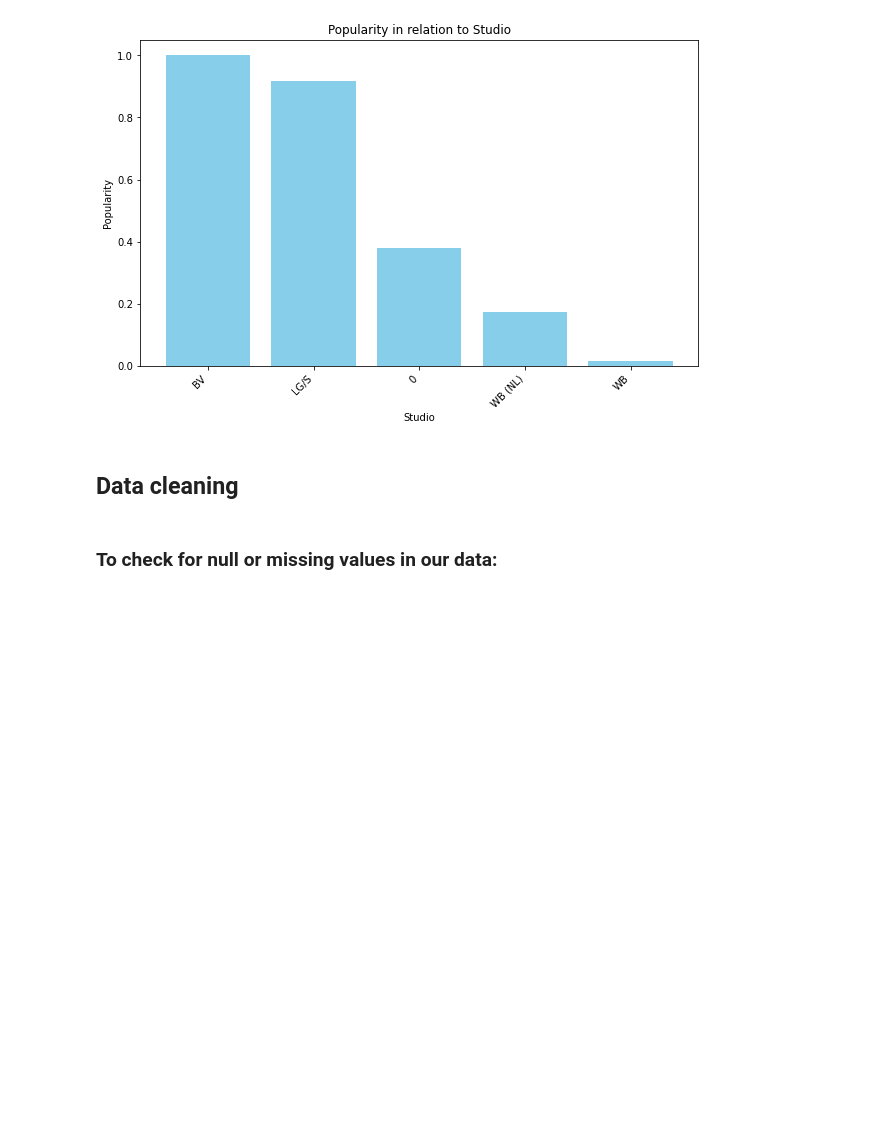
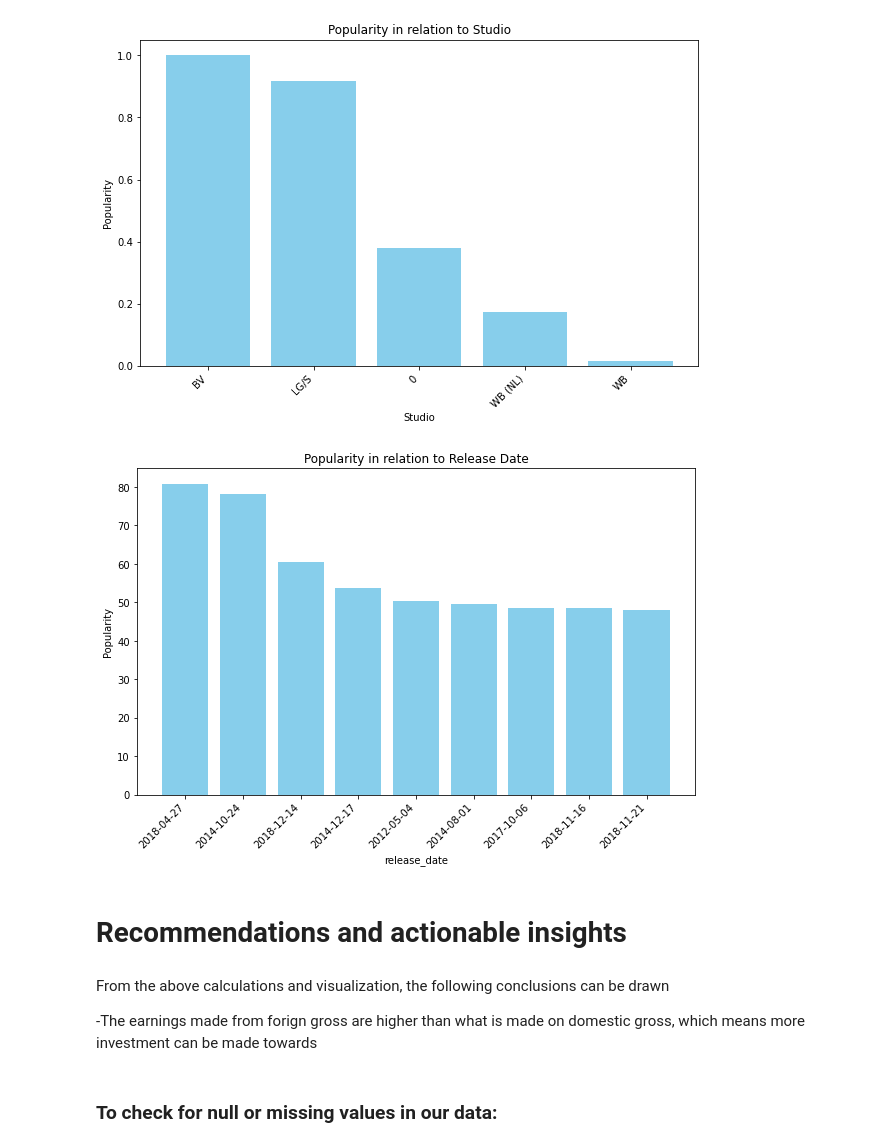
Before and after one commit to MAZSUSA/Final-Microsoft-Movies, a Jupyter notebook: index.ipynb, the cells around one changed output. Drawn from its saved outputs; the diff is of its cells as text; code cells hidden in the pictures; blank space fills up the shorter version.

```diff
--- a/index.ipynb
+++ b/index.ipynb
@@ -398,5 +412,23 @@ merged_df['title'].nunique()
-# %% [markdown]
-## Data cleaning
+# %%
+#  top_10_df = sorted_df.head(10)  # Get the first 10 rows (top 10 grossing)
+top_10.dropna(subset=['release_date'], inplace=True)
+# Create the bar graph
+plt.figure(figsize=(10, 6))  # Set figure size
+plt.bar(top_10['release_date'], top_10['popularity'], color='skyblue')  # Plot bars with titles on x-axis
+plt.xlabel('release_date')  # Label for x-axis
+plt.ylabel('Popularity')  # Label for y-axis
+plt.title('Popularity in relation to Release Date')  # Title for the graph
+
+plt.xticks(rotation=45, ha='right')  # Rotate if titles are long
+plt.show()
+# %% [output]
+[figure, added]
+# %% [markdown]
+# Recommendations and actionable insights
+# %% [markdown]
+From the above calculations and visualization, the following conclusions can be drawn
+
+-The earnings made from forign gross are higher than what is made on domestic gross, which means more investment can be made towards
 # %%
 data.info()
 # %% [markdown]
```
Also changed, not shown: parts of 17 cells of this notebook, 1 other file.
